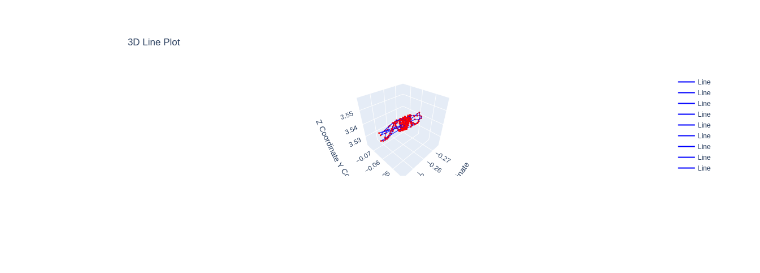
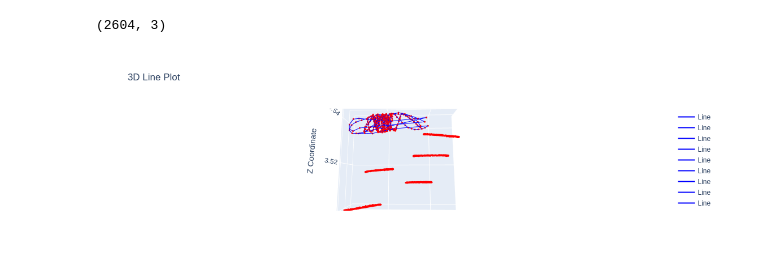
Before and after one commit to LukasBeckers/ball-mill-3D, a Jupyter notebook: rapid_dev/Triangulation.ipynb, the cells around one changed output. Saved outputs shown, nothing was run; the diff lists cells and outputs as text; code cells hidden in the pictures.

Commit message:
build: Adds detector for red stickers and utils to cancel out the jar movement

```diff
--- a/rapid_dev/Triangulation.ipynb
+++ b/rapid_dev/Triangulation.ipynb
@@ -11,6 +11,9 @@ sys.path.append("..")
 from utils.detection_utils import *
 # %%
 run_name = "RUN3"
+n_stickers = 5
+file_number = 10
+test_file = "10mm7.mp4"
 
 spiegel_calib = "spiegel.mp4"
 front_calib = "front.mp4"
@@ -25,11 +40,0 @@ vL = videoLoader()
-# %%
-vL = videoLoader()
-Dt1 = ballDetector()
-Dt2 = ballDetector()
-files = os.listdir(f"../videos/{run_name}/detection")
-model = YOLO("../weights/best.pt")
-test_file = files[6]
-
-frame_counts = []
-ball_coords = []
-n_vid = 11
@@ -112,8 +163,8 @@ def triangulate(SC, point1, point2):
 # %%
-coords3d = []
+ball3d = [triangulate(sC, point1, point2) for point1, point2 in zip(stereo_coords[0], stereo_coords[1])]
+sticker3d = []
 
-for i, [ball_coords1, ball_coords2] in enumerate(ball_coords):
-    c3d = []
-    for point1, point2 in zip(ball_coords1, ball_coords2):
-        c3d.append(triangulate(sC, point1, point2))
-    coords3d.append(c3d)
+for sticker_coords1, sticker_coords2 in zip(*sticker_stereo_cords):
+    valid_points = [k for k in sticker_coords1.keys() & sticker_coords2.keys()]
+    points = {k: triangulate(sC, sticker_coords1[k], sticker_coords2[k]) for k in valid_points}
+    sticker3d.append(points)
@@ -120,11 +205,11 @@ for i, [ball_coords1, ball_coords2] in enumerate(ball_coords):
 # %%
 
-# Assuming 'coords' is your numpy array of 3D coordinates
-coords = np.array(coords3d[0][:])  # Update this line based on your actual data
-
+coords = np.array(ball3d)  # Update this line based on your actual data
+coords_sticker = np.array([x for p in sticker3d for x in p.values()])
 # Create line connections between sequential points
 connections = [[a, b] for a, b in zip(range(len(coords)-1), range(1, len(coords)))]
-
+coords = np.concatenate([coords, coords_sticker], 0)
+print(coords.shape)
 # Calculate max range to set equal axes
 x_range = [coords[:, 0].min(), coords[:, 0].max()]
 y_range = [coords[:, 1].min(), coords[:, 1].max()]
@@ -177,8 +262,9 @@ fig.update_layout(
         xaxis=dict(range=x_range, autorange=False),
         yaxis=dict(range=y_range, autorange=False),
         zaxis=dict(range=z_range, autorange=False),
-        aspectmode='manual',
-        aspectratio=dict(x=1, y=1, z=1)
+        aspectmode='manual'
+        #,
+        #aspectratio=dict(x=1, y=1, z=1)
     )
 )
 
@@ -189 +274,2 @@ fig.show()
+(2604, 3)
-[figure, old version]
+[figure, new version]
```
Also changed, not shown: parts of 13 cells of this notebook, 6 other files.
